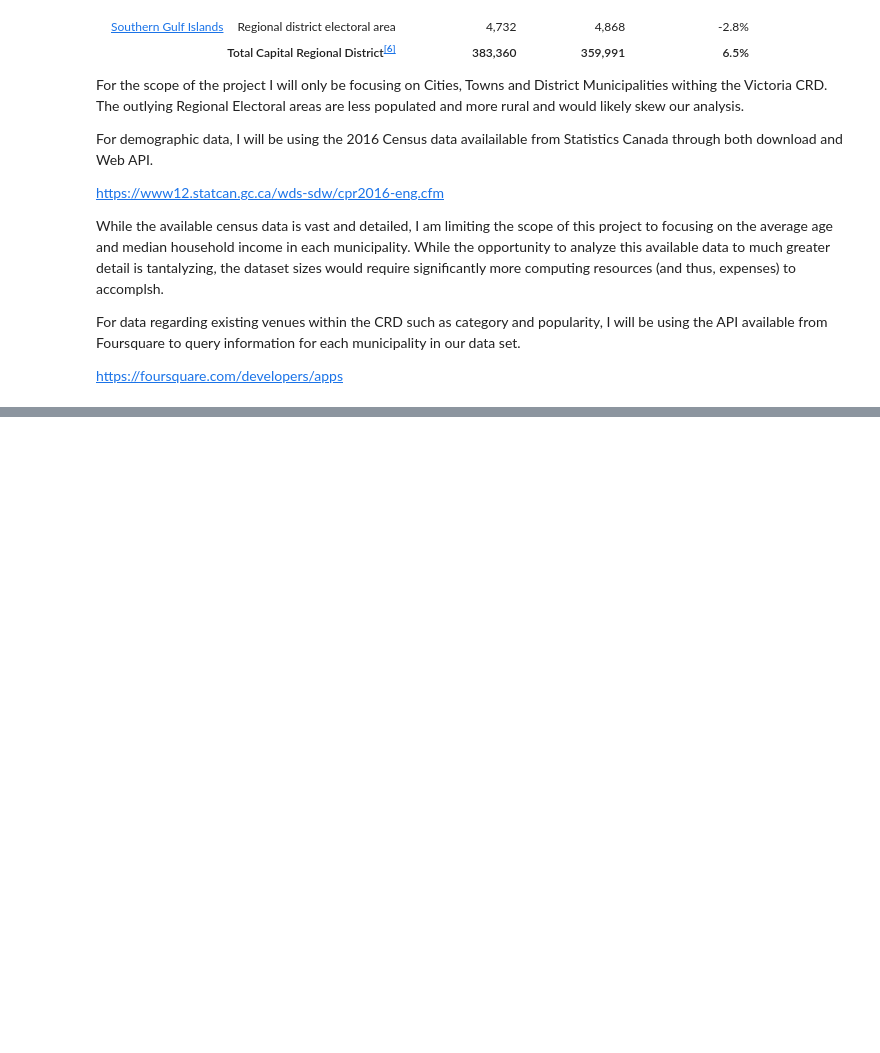
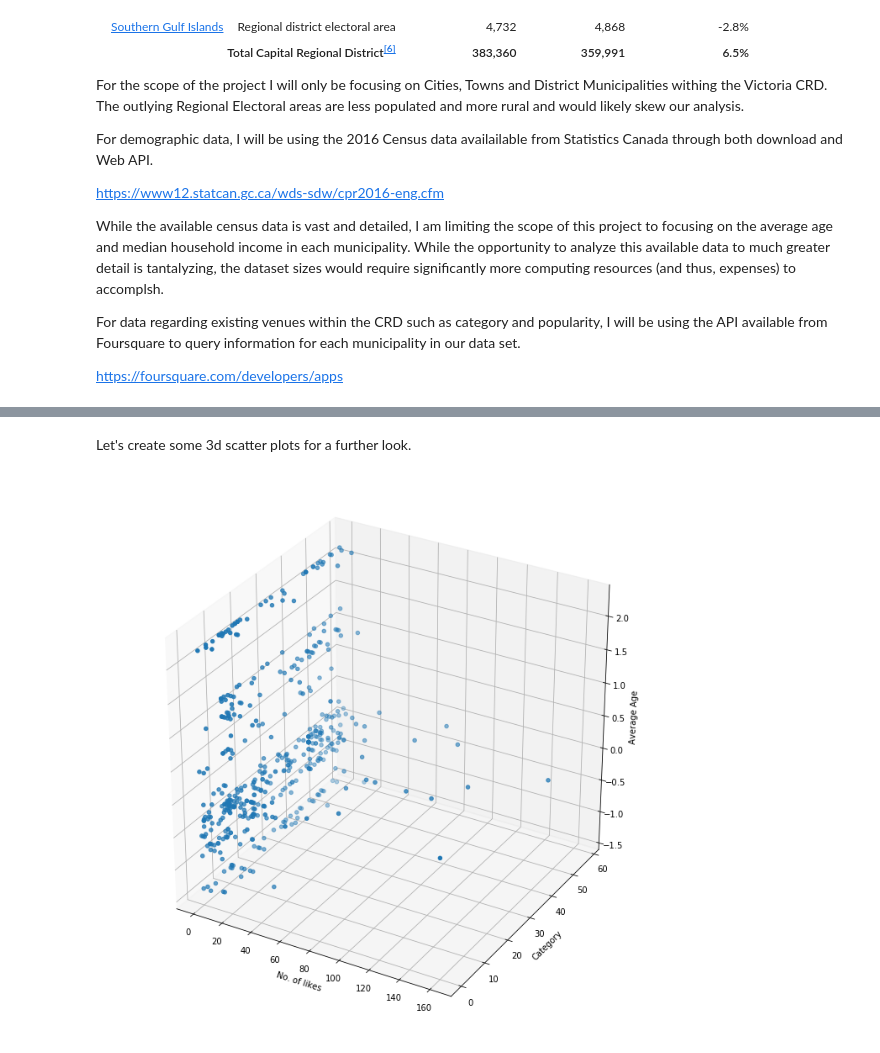
Before and after one commit to sgarraway/capstone, a Jupyter notebook: Capstone_Project.ipynb, the cells around one changed output, grey strips where cells are left out. Cells and saved outputs as stored; diff of their text form; code cells hidden in the pictures; blank space fills up the shorter version.

```diff
--- a/Capstone_Project.ipynb
+++ b/Capstone_Project.ipynb
@@ -226,0 +571,6 @@ https://foursquare.com/developers/apps
+# %%
+from sklearn.preprocessing import OrdinalEncoder
+
+enc = OrdinalEncoder()
+venueframe["NCategory"] = venueframe["Category"]
+venueframe["NCategory"] = enc.fit_transform(venueframe[["NCategory"]])
@@ -226,0 +586,10 @@ https://foursquare.com/developers/apps
+# %%
+from sklearn import preprocessing
+
+venueframe["S_AAge"] = ''
+venueframe["S_AAge"] = preprocessing.scale(venueframe["M. Average Age"])
+
+
+
+venueframe["S_MIncome"] = ''
+venueframe["S_MIncome"] = preprocessing.scale(venueframe["M. Median HH Income"])
@@ -226,0 +614,18 @@ https://foursquare.com/developers/apps
+# %% [markdown]
+Let's create some 3d scatter plots for a further look.
+# %%
+from mpl_toolkits.mplot3d import Axes3D
+
+fig = plt.figure(figsize=(12,12))
+ax = fig.add_subplot(111, projection='3d')
+
+ax.scatter(venueframe["No. of likes"], venueframe["NCategory"], venueframe["S_AAge"])
+
+ax.set_xlabel('No. of likes')
+ax.set_ylabel('Category')
+ax.set_zlabel('Average Age')
+#plt.scatter(venueframe["No. of likes"], venueframe["S_MIncome"], venueframe["S_AAge"],  color='blue')
+
+plt.show()
+# %% [output]
+[figure, added]
```
Also changed, not shown: parts of 36 cells of this notebook.
